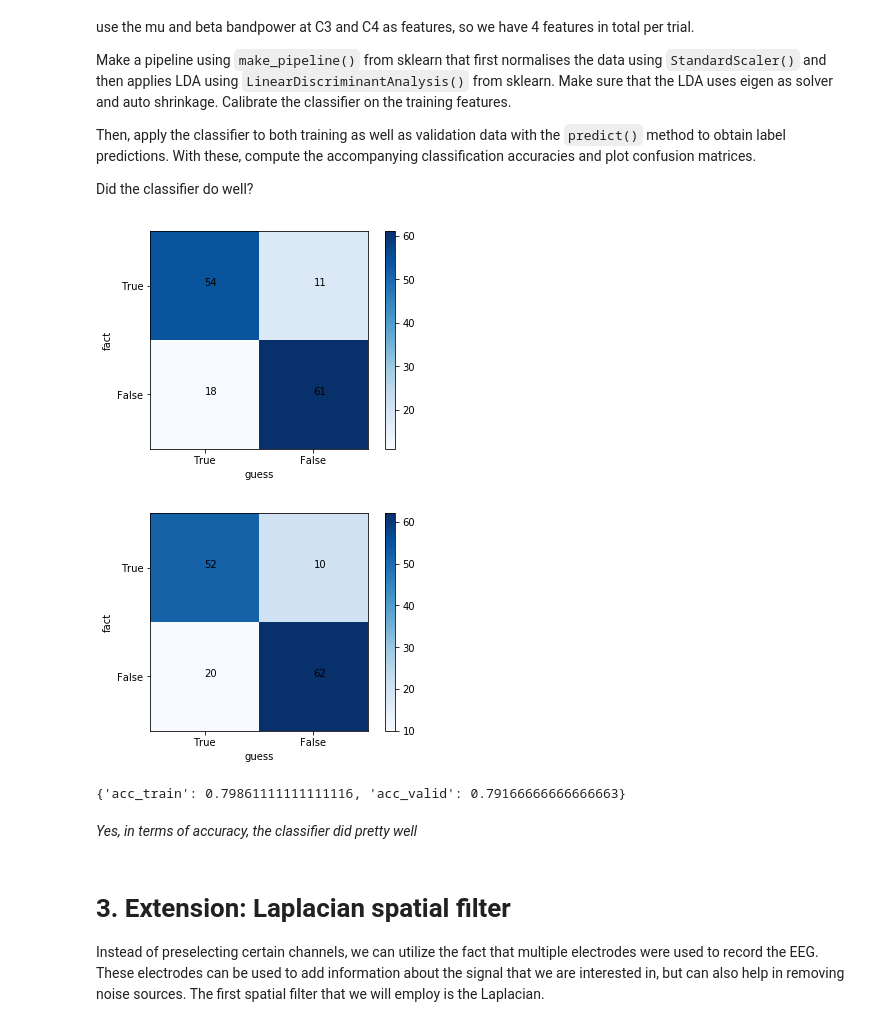
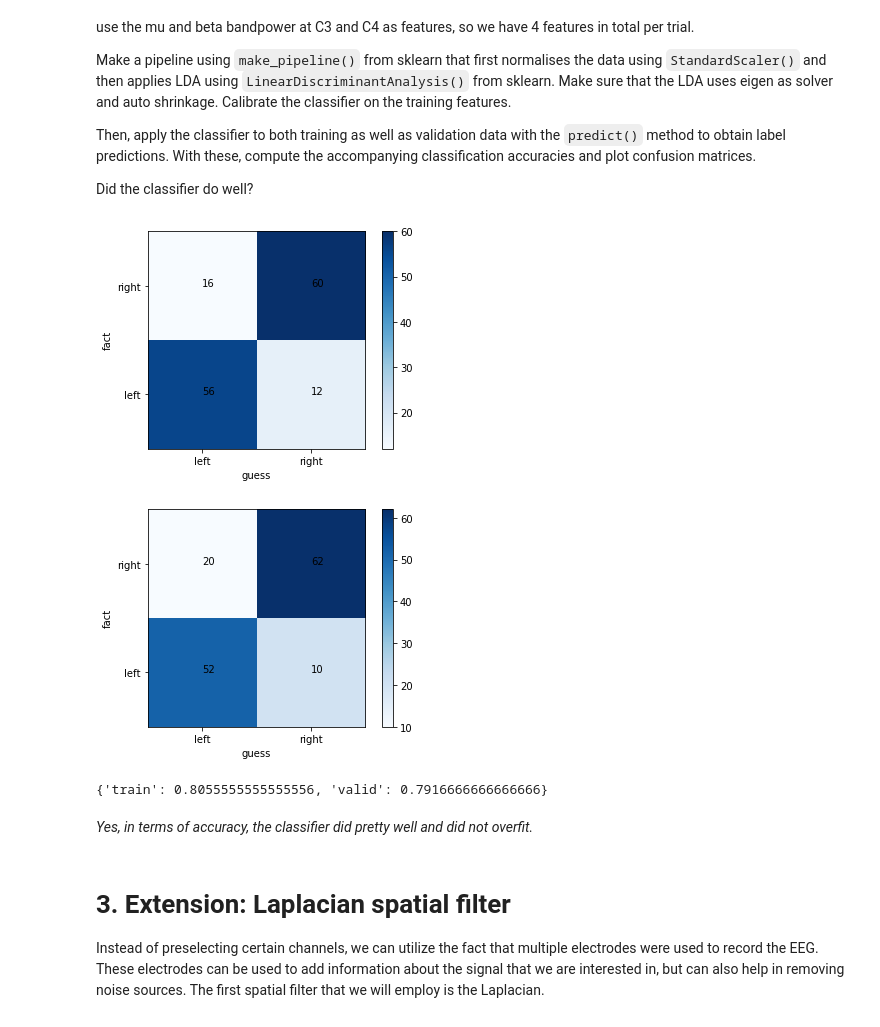
Before and after one commit to malyvsen/radboud-bci, a Jupyter notebook: assignment2.ipynb, the cells around one changed output. Saved outputs shown, nothing was run; the diff lists cells and outputs as text; code cells hidden in the pictures.

```diff
--- a/assignment2.ipynb
+++ b/assignment2.ipynb
@@ -299,8 +299,9 @@ F_valid: (144, 2, 2) float64
 # %% [markdown]
 *Let's see if the data makes sense!*
 # %%
-pass_bands = {'mu': 0, 'beta': 1}
-electrodes = {'C3': 0, 'C4': 1}
+pass_bands = {'mu': 0, 0: 'mu', 'beta': 1, 1: 'beta'}
+electrodes = {'C3': 0, 0: 'C3', 'C4': 1, 1: 'C4'}
+hands = {'left': 0, 0: 'left', 'right': 1, 1: 'right'}
 
 def power_histogram(electrode):
     plt.title(f'band-power histogram for {electrode}')
@@ -359,49 +359,44 @@ Then, apply the classifier to both training as well as validation data with the
 
 Did the classifier do well?
 # %%
-F_train=np.reshape(np.ravel(F_train),(-1,4))
-F_valid=np.reshape(np.ravel(F_valid),(-1,4))
+F_train = np.reshape(np.ravel(F_train), (-1, 4))
+F_valid = np.reshape(np.ravel(F_valid), (-1, 4))
 
 def pipeline_train_classifier():
-    p=make_pipeline(StandardScaler(),LinearDiscriminantAnalysis(solver='eigen', shrinkage='auto'))
-    p.fit(F_train,T_train)
-    return p
+    classifier = make_pipeline(StandardScaler(), LinearDiscriminantAnalysis(solver='eigen', shrinkage='auto'))
+    classifier.fit(F_train, T_train)
+    return classifier
 
+def classification_acc(estimation_data, ground_truth):
+    return accuracy_score(p.predict(estimation_data), ground_truth)
 
-from sklearn.metrics import accuracy_score
-
-def classification_acc(estimation_data,ground_truth):
-    return accuracy_score(p.predict(estimation_data),ground_truth)
-
-def classification_ConfusionMatrix_plot(estimation_data,ground_truth):
-    confusion=confusion_matrix(ground_truth,p.predict(estimation_data))
-    fact = ['True','False']
-    classes = list(set(fact))
-    plt.imshow(confusion, cmap=plt.cm.Blues)
+def plot_confusion(estimation_data, ground_truth):
+    confusion = confusion_matrix(ground_truth, classifier.predict(estimation_data))
+    plt.imshow(confusion[::-1], cmap=plt.cm.Blues, extent=(-.5, 1.5, -.5, 1.5))
     indices = range(len(confusion))
-    plt.xticks(indices, classes)
-    plt.yticks(indices, classes)
+    plt.xticks(indices, [hands[0], hands[1]])
+    plt.yticks(indices, [hands[0], hands[1]])
     plt.colorbar()
     plt.xlabel('guess')
     plt.ylabel('fact')
     for first_index in range(len(confusion)):
         for second_index in range(len(confusion[first_index])):
             plt.text(first_index, second_index, confusion[first_index][second_index])
     plt.show()
 
-p=pipeline_train_classifier()
-acc={}
-acc["acc_train"]=classification_acc(F_train,T_train)
-acc["acc_valid"]=classification_acc(F_valid,T_valid)
-classification_ConfusionMatrix_plot(F_train,T_train)
-classification_ConfusionMatrix_plot(F_valid,T_valid)
+classifier = pipeline_train_classifier()
+acc = {}
+acc['train'] = classification_acc(F_train, T_train)
+acc['valid'] = classification_acc(F_valid, T_valid)
+plot_confusion(F_train, T_train)
+plot_confusion(F_valid, T_valid)
 print(acc)
 # %% [output]
-[figure, old version]
+[figure, new version]
-[figure, old version]
+[figure, new version]
-{'acc_train': 0.79861111111111116, 'acc_valid': 0.79166666666666663}
+{'train': 0.8055555555555556, 'valid': 0.7916666666666666}
 # %% [markdown]
-*Yes, in terms of accuracy, the classifier did pretty well*
+*Yes, in terms of accuracy, the classifier did pretty well and did not overfit.*
 # %% [markdown]
 # 3. Extension: Laplacian spatial filter<a class="anchor" id="extension1"></a>
 Instead of preselecting certain channels, we can utilize the fact that multiple electrodes were used to record the EEG. These electrodes can be used to add information about the signal that we are interested in, but can also help in removing noise sources. The first spatial filter that we will employ is the Laplacian.
```
Also changed, not shown: parts of 6 cells of this notebook.
